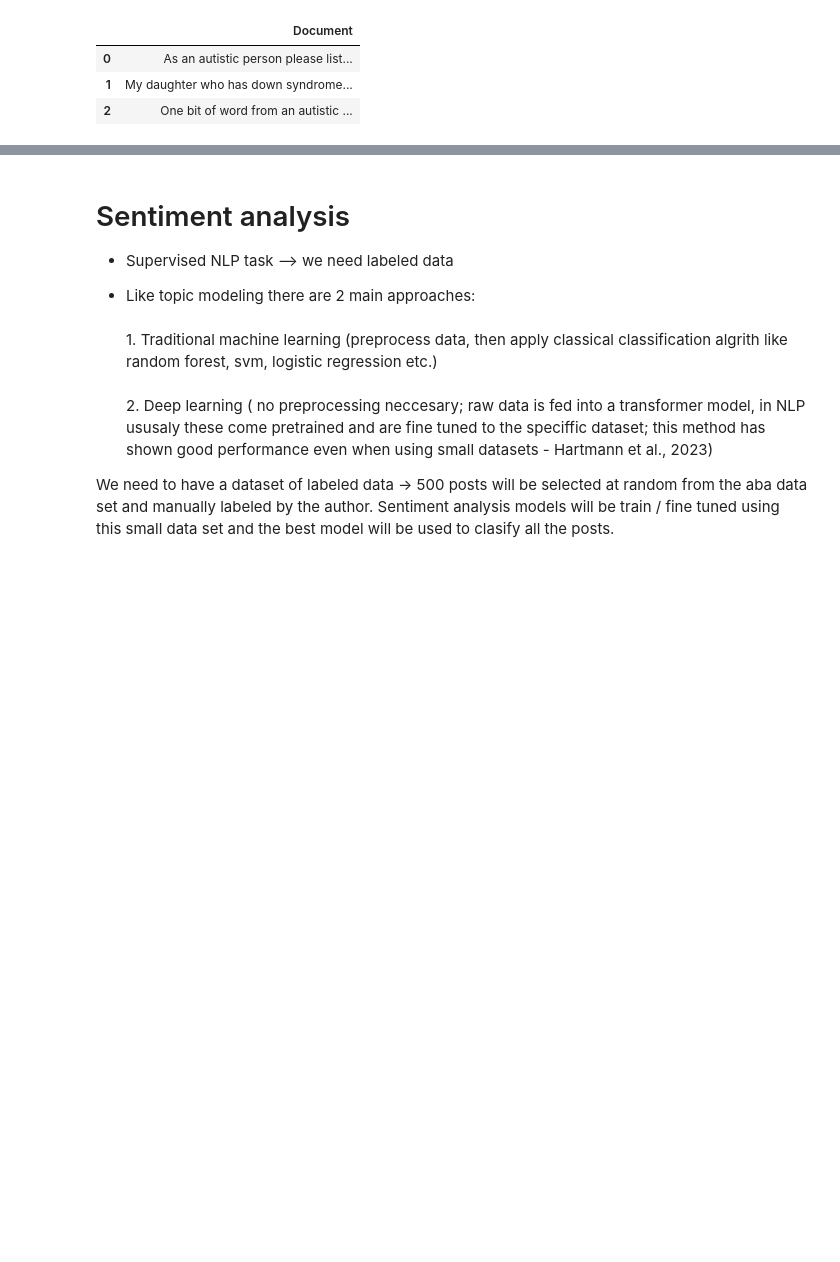
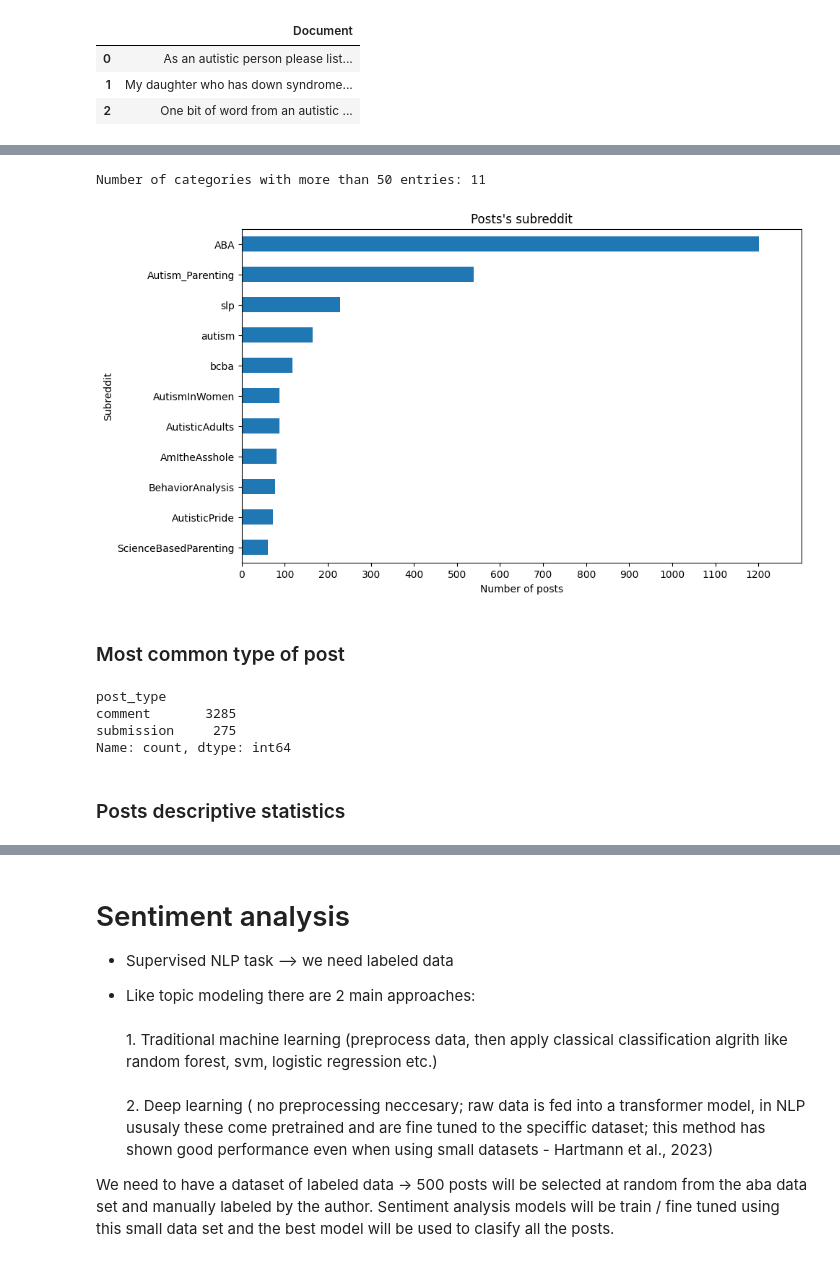
Before and after one commit to andrea-mar/BBK_MScDataScience2reddit_posts, a Jupyter notebook: sentiment_analysis_aba_posts.ipynb, the cells around one changed output, grey strips where cells are left out. Cells and saved outputs as stored; diff of their text form; code cells hidden in the pictures; blank space fills up the shorter version.

Commit message:
aba_posts 1000 labeled and cleaned - final dataset for training sentiment and author classification

```diff
--- a/sentiment_analysis_aba_posts.ipynb
+++ b/sentiment_analysis_aba_posts.ipynb
@@ -72,0 +125,3 @@ memory usage: 27.9+ KB
+# %%
+aba_posts_indexed = pd.merge(aba_posts_indexed, aba_posts, on='Document', how='inner')
+aba_posts_indexed.head(3)
@@ -72,0 +133,5 @@ memory usage: 27.9+ KB
+# %%
+# get the original data set
+data_path = '/Users/andreeanistor/Google Drive/My Drive/MS_DS_NLP_project/english_posts_cleaned.csv'
+posts_data = pd.read_csv(data_path)
+posts_data.head(3)
@@ -72,0 +143,3 @@ memory usage: 27.9+ KB
+# %%
+aba_posts_indexed = posts_data[posts_data.index.isin(aba_posts_indexed['original_index'])]
+aba_posts_indexed.head(3)
@@ -72,0 +173,3 @@ memory usage: 27.9+ KB
+# %%
+subreddit_counts = aba_posts_indexed['subreddit'].value_counts()
+subreddit_counts  # the posts come from 185 subreddits
@@ -72,0 +190,36 @@ memory usage: 27.9+ KB
+# %%
+# Plot the 'subreddit' column
+# filter for categories with more than 50 entries
+filtered_subreddit_counts= subreddit_counts[subreddit_counts > 50]
+print('Number of categories with more than 50 entries:', len(filtered_subreddit_counts))
+
+# plot the links type only for the categories with more than 10 entries
+plt.figure(figsize=(10, 6))
+filtered_subreddit_counts.plot(kind='barh').set_xlim(0, 1300)
+
+plt.xlabel('Number of posts')
+plt.ylabel('Subreddit')
+plt.title('Posts\'s subreddit')
+plt.gca().invert_yaxis()
+plt.xticks(range(0, filtered_subreddit_counts.max() + 1, 100))
+plt.show()
+
+
+# most posts come from r/ABA, r/Autism_Parenting, r/slp, and r/autism
+# %% [output]
+Number of categories with more than 50 entries: 11
+[figure, added]
+# %% [markdown]
+### Most common type of post
+# %%
+# 275 original posts
+# 3285 comments
+# most posts are comments
+aba_posts_indexed.post_type.value_counts()
+# %% [output]
+post_type
+comment       3285
+submission     275
+Name: count, dtype: int64
+# %% [markdown]
+### Posts descriptive statistics
```
Also changed, not shown: parts of 79 cells of this notebook, 1 other file.
